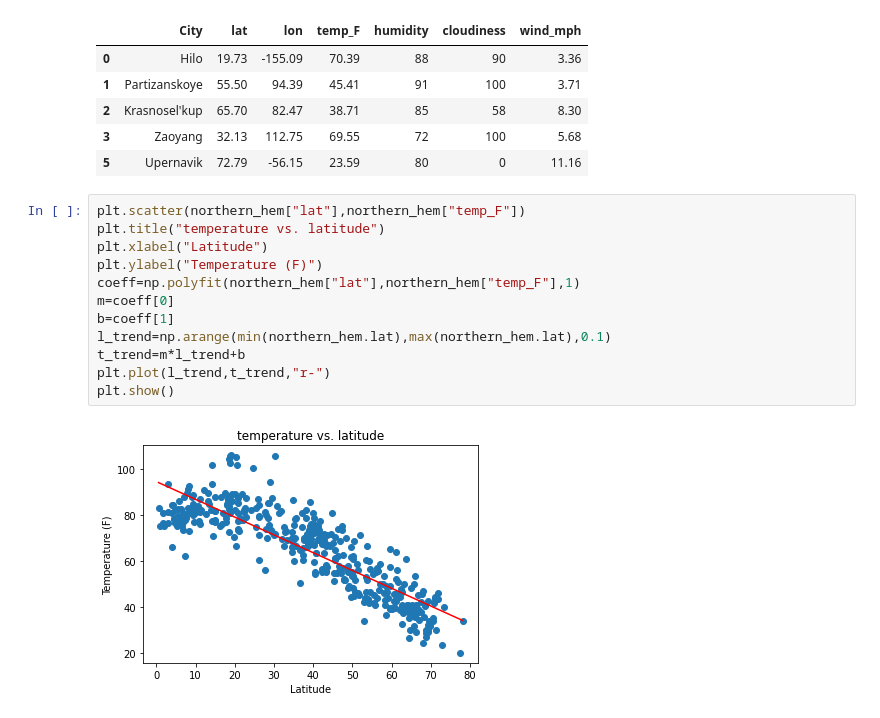
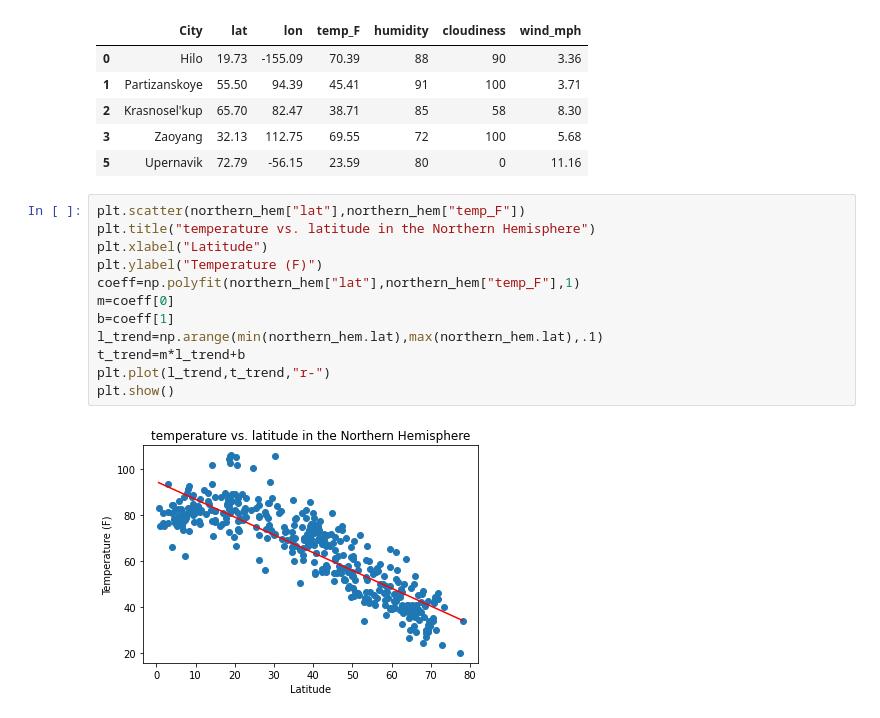
Before and after one commit to rchaynie/python-api-challenge, a Jupyter notebook: WeatherPy/Untitled.ipynb, the cells around one changed output. Drawn from its saved outputs; the diff is of its cells as text.

```diff
--- a/WeatherPy/Untitled.ipynb
+++ b/WeatherPy/Untitled.ipynb
@@ -162,15 +162,15 @@ northern_hem.head()
 | 5 | Upernavik | 72.79 | -56.15 | 23.59 | 80 | 0 | 11.16 |
 # %%
 plt.scatter(northern_hem["lat"],northern_hem["temp_F"])
-plt.title("temperature vs. latitude")
+plt.title("temperature vs. latitude in the Northern Hemisphere")
 plt.xlabel("Latitude")
 plt.ylabel("Temperature (F)")
 coeff=np.polyfit(northern_hem["lat"],northern_hem["temp_F"],1)
 m=coeff[0]
 b=coeff[1]
-l_trend=np.arange(min(northern_hem.lat),max(northern_hem.lat),0.1)
+l_trend=np.arange(min(northern_hem.lat),max(northern_hem.lat),.1)
 t_trend=m*l_trend+b
 plt.plot(l_trend,t_trend,"r-")
 plt.show()
 # %% [output]
-[figure, old version]
+[figure, new version]
```
Also changed, not shown: parts of 7 cells of this notebook.
